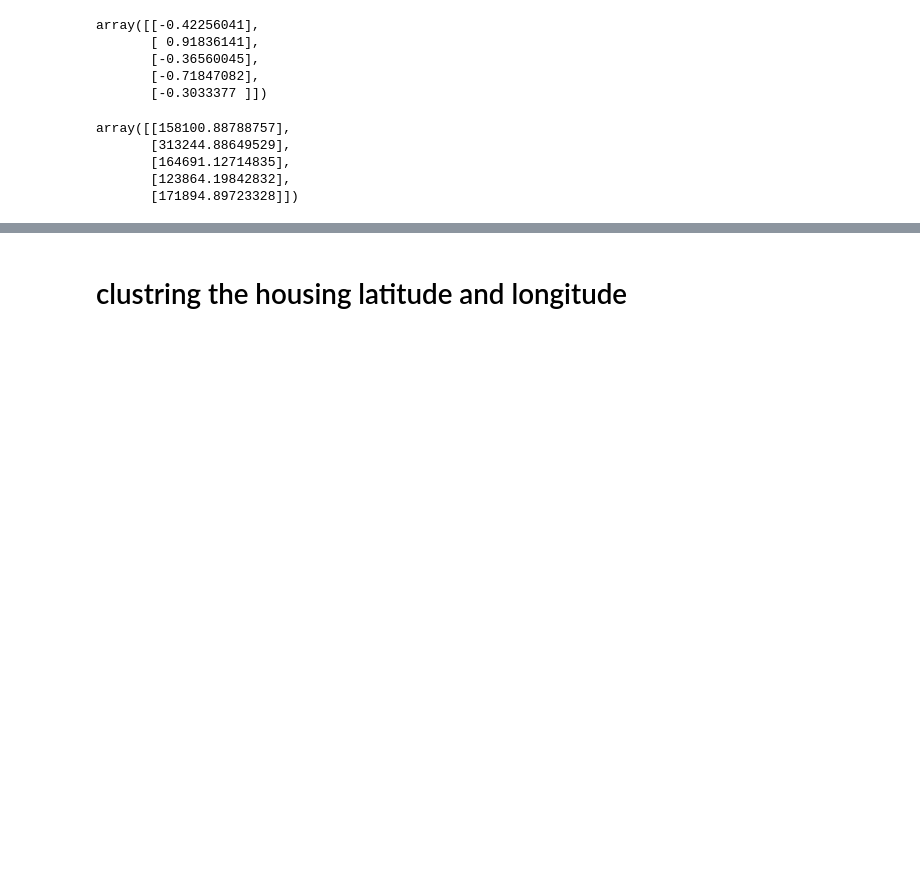
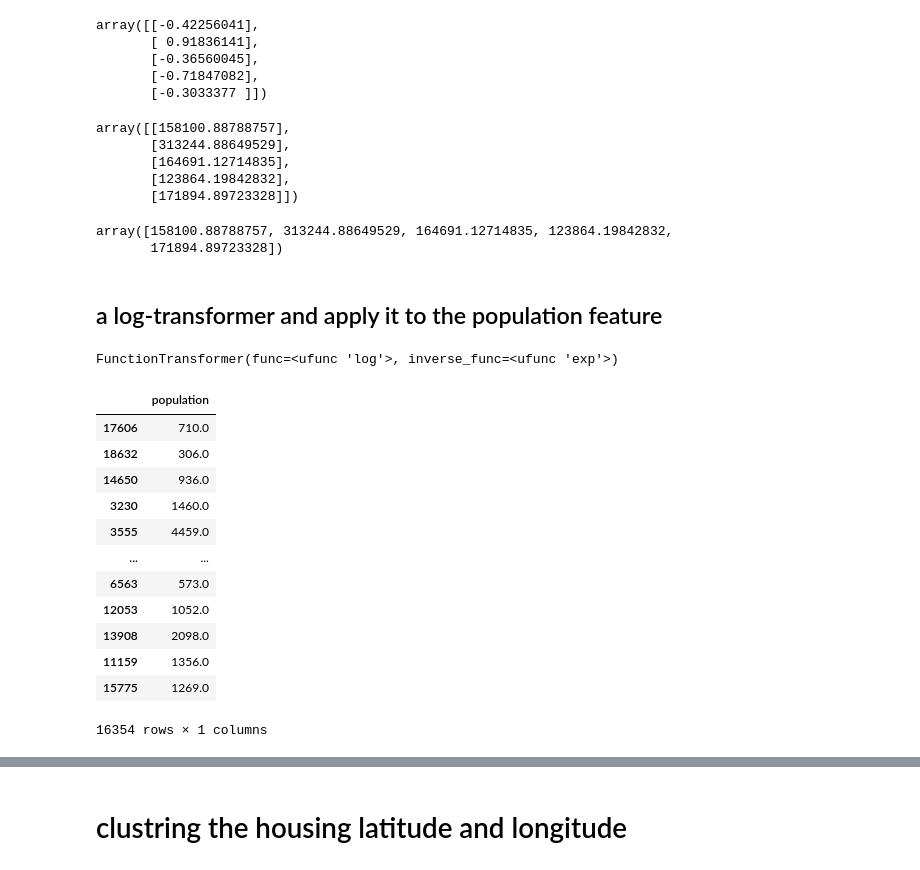
Before and after one commit to abdolazizsalimi/Hands-On-Machine-Learning, a Jupyter notebook: California Hosing Price/housingPrice.ipynb, the cells around one changed output, grey strips where cells are left out. Saved outputs shown, nothing was run; the diff lists cells and outputs as text; code cells hidden in the pictures; blank space fills up the shorter version.

```diff
--- a/California Hosing Price/housingPrice.ipynb
+++ b/California Hosing Price/housingPrice.ipynb
@@ -512,0 +520,30 @@ array([[158100.88788757],
+# %%
+prediction
+# %% [output]
+array([158100.88788757, 313244.88649529, 164691.12714835, 123864.19842832,
+       171894.89723328])
+# %% [markdown]
+## a log-transformer and apply it to the population feature
+# %%
+from sklearn.preprocessing import FunctionTransformer
+
+log_transformar = FunctionTransformer(np.log , inverse_func= np.exp)
+log_transformar.fit(housing[['population']])
+# %% [output]
+FunctionTransformer(func=<ufunc 'log'>, inverse_func=<ufunc 'exp'>)
+# %%
+housing[['population']]
+# %% [output]
+|  | population |
+| 17606 | 710.0 |
+| 18632 | 306.0 |
+| 14650 | 936.0 |
+| 3230 | 1460.0 |
+| 3555 | 4459.0 |
+| ... | ... |
+| 6563 | 573.0 |
+| 12053 | 1052.0 |
+| 13908 | 2098.0 |
+| 11159 | 1356.0 |
+| 15775 | 1269.0 |
+16354 rows × 1 columns
```
Also changed, not shown: parts of 12 cells of this notebook, 2 other files.
